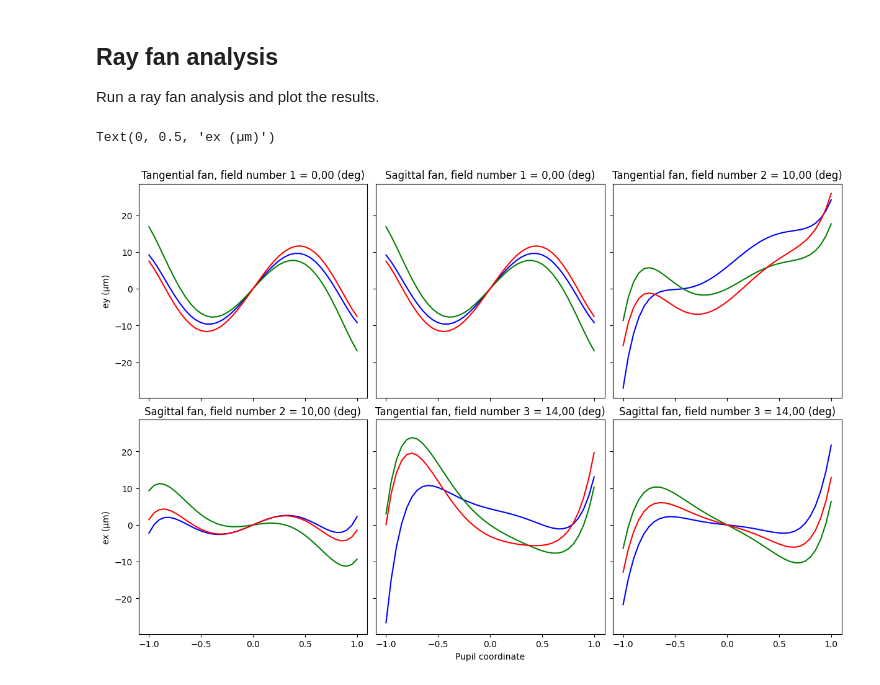
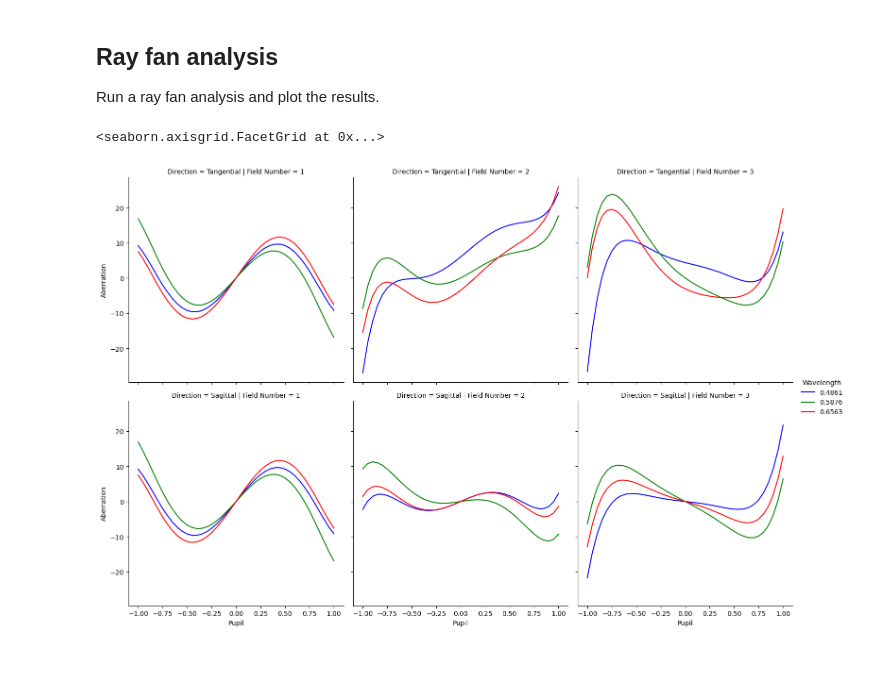
Before and after one commit to MREYE-LUMC/ZOSPy, a Jupyter notebook: examples/Ray trace Double Gauss/raytrace_double_gauss.ipynb, the cells around one changed output. Drawn from its saved outputs; the diff is of its cells as text; code cells hidden in the pictures.

```diff
--- a/examples/Ray trace Double Gauss/raytrace_double_gauss.ipynb
+++ b/examples/Ray trace Double Gauss/raytrace_double_gauss.ipynb
@@ -73,25 +82,21 @@ Text(0.5, 1.0, 'Double Gauss 28 degree field')
 ## Ray fan analysis
 
 Run a ray fan analysis and plot the results.
-# %%
-ray_fan_result = zp.analyses.raysandspots.ray_fan(oss, number_of_rays=20, wavelength="All", field="All")
-
-fig, axs = plt.subplots(2, 3, sharex=True, sharey=True, figsize=(12, 8), constrained_layout=True)
-
-plot_data = {k: v for (k, v) in ray_fan_result["Data"].items() if isinstance(v, pd.DataFrame)}
-
-for ax, (key, value) in zip(axs.flat, plot_data.items()):
-    for j in range(value.shape[1] - 1):
-        x = value["Pupil"]
-        y = value.iloc[:, [j + 1]]
-        ax.plot(x, y, c=colors[j])
-
-        ax.set_title(key)
-
-
-axs[1, 1].set_xlabel("Pupil coordinate")
-axs[0, 0].set_ylabel("ey (µm)")
-axs[1, 0].set_ylabel("ex (µm)")
-# %% [output]
-Text(0, 0.5, 'ex (µm)')
-[figure, removed]
+# %%
+ray_fan_result = zp.analyses.raysandspots.RayFan(
+    number_of_rays=20, wavelength="All", field="All"
+).run(oss)
+
+sns.relplot(
+    ray_fan_result.data.to_dataframe(),
+    x="Pupil",
+    y="Aberration",
+    row="Direction",
+    col="Field Number",
+    hue="Wavelength",
+    kind="line",
+    palette=colors,
+)
+# %% [output]
+<seaborn.axisgrid.FacetGrid at 0x...>
+[figure, added]
```
Also changed, not shown: parts of 4 cells of this notebook, 2 other files.
